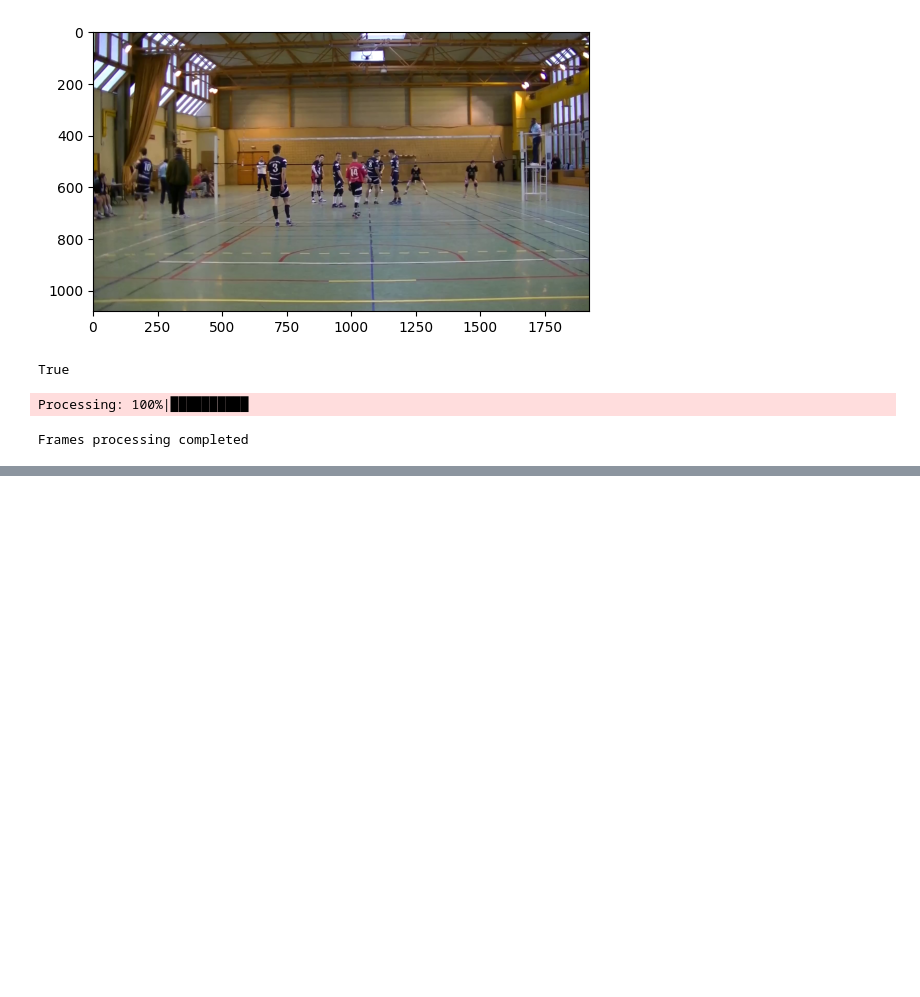
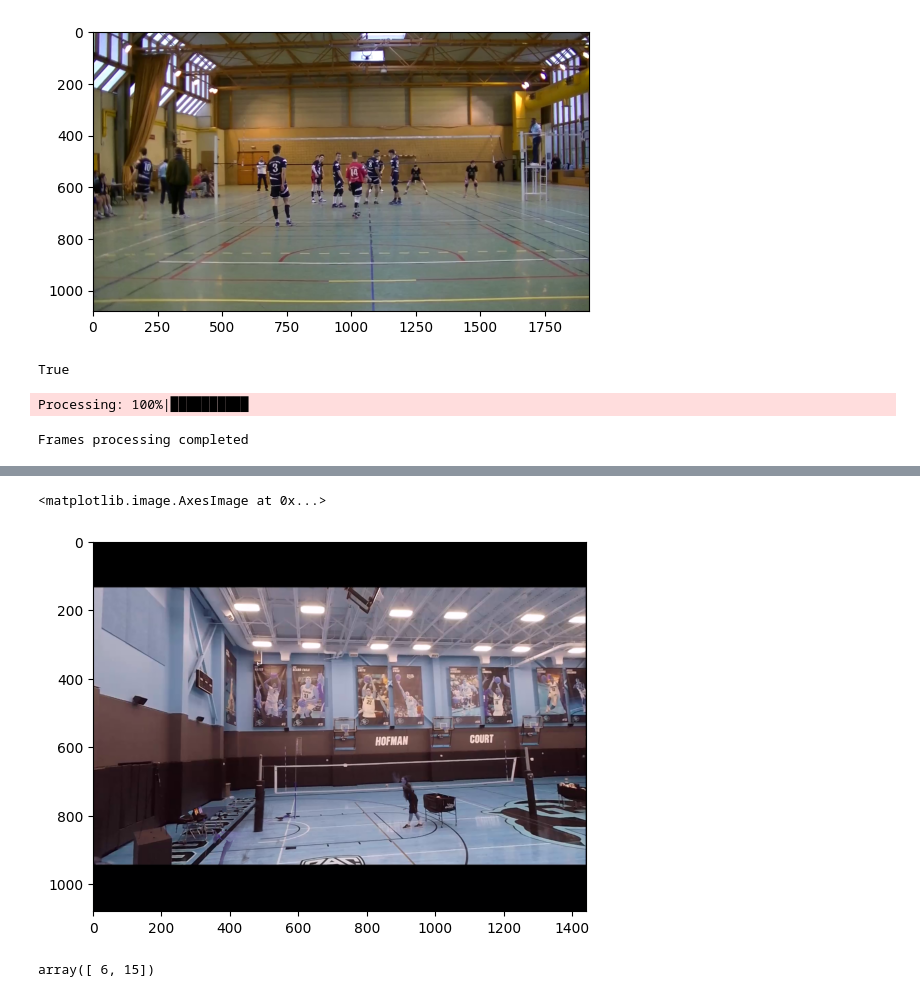
Before and after one commit to robindelebassee/ball_tracker, a Jupyter notebook: video_reader.ipynb, the cells around one changed output, grey strips where cells are left out. Cells and saved outputs as stored; diff of their text form; code cells hidden in the pictures; blank space fills up the shorter version.

```diff
--- a/video_reader.ipynb
+++ b/video_reader.ipynb
@@ -75,0 +123,41 @@ ValueError: array([[[255, 255, 255],
+# %%
+def remove_fg(colored_frames, no_bg_frames):
+    bg_frames = deepcopy(colored_frames)
+    for i in range(len(colored_frames)):
+        binary_mask = (no_bg_frames[i] > 0).astype(bool)
+        bg_frames[i][binary_mask] = 0
+    return bg_frames[1:]
+# %%
+def create_background_aggregate(bg_frames):
+    bg_agg = bg_frames[0]
+    blackened_pixels = {}
+    for k in range(len(bg_frames)):
+        for i,j in np.argwhere(bg_frames[k].sum(axis=-1)==0):
+            blackened_pixels[(k,i,j)]=True
+            if k>0:
+                if not(blackened_pixels.get((0,i,j))):
+                    bg_agg[i,j]=0
+
+    return bg_agg
+# %%
+def robust_background_detector(bg_frames,bg_agg):
+    bg_agg = create_background_aggregate(bg_frames)
+    only_bg = deepcopy(bg_agg)
+    for i,j in np.argwhere(bg_agg.sum(axis=-1)==0):
+        pixels_to_average = np.array([bg_frames[k][i,j] for k in range(1,len(bg_frames))])
+        non_black_pixels = np.count_nonzero(pixels_to_average.sum(axis=-1))
+        only_bg[i,j] = pixels_to_average.sum(axis=0)/non_black_pixels if non_black_pixels else 0
+    return only_bg
+# %%
+bg_frames = remove_fg(colored_frames, no_bg_frames)
+bg_agg = create_background_aggregate(bg_frames)
+# %%
+plt.imshow(robust_background_detector(bg_frames,bg_agg))
+# %% [output]
+<matplotlib.image.AxesImage at 0x...>
+[figure, added]
+# %%
+a=np.array([[1,2,3],[4,5,6]])
+a.sum(axis=-1)
+# %% [output]
+array([ 6, 15])
```
Also changed, not shown: parts of 6 cells of this notebook.
